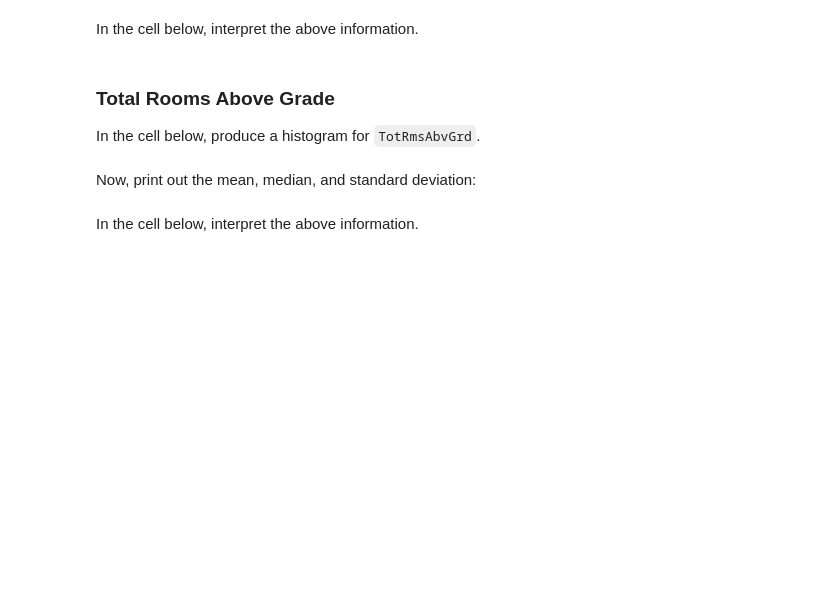
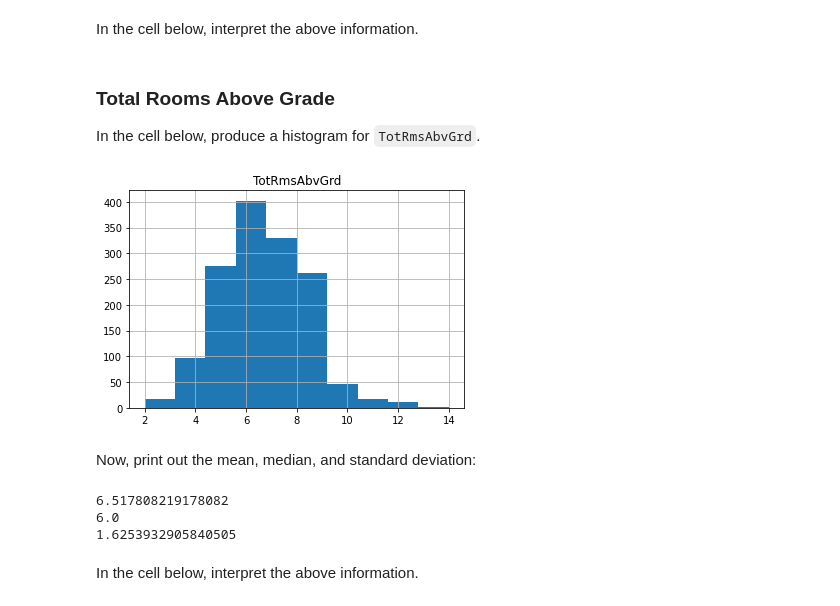
Before and after one commit to CzarProCoder/dsc-pandas-eda-lab, a Jupyter notebook: index.ipynb, the cells around one changed output. Saved outputs shown, nothing was run; the diff lists cells and outputs as text; code cells hidden in the pictures; blank space fills up the shorter version.

```diff
--- a/index.ipynb
+++ b/index.ipynb
@@ -195,5 +195,8 @@ values with a standard deviation of 79,442.50.
 In the cell below, produce a histogram for `TotRmsAbvGrd`.
 # %%
 # Your code here
+df.hist('TotRmsAbvGrd');
+# %% [output]
+[figure, added]
 # %% [markdown]
 Now, print out the mean, median, and standard deviation:
@@ -202,2 +203,11 @@ Now, print out the mean, median, and standard deviation:
+# %%
+# Your code here
+print(df['TotRmsAbvGrd'].mean())
+print(df['TotRmsAbvGrd'].median())
+print(df['TotRmsAbvGrd'].std())
+# %% [output]
+6.517808219178082
+6.0
+1.6253932905840505
 # %% [markdown]
 In the cell below, interpret the above information.
```
Also changed, not shown: parts of 12 cells of this notebook.
